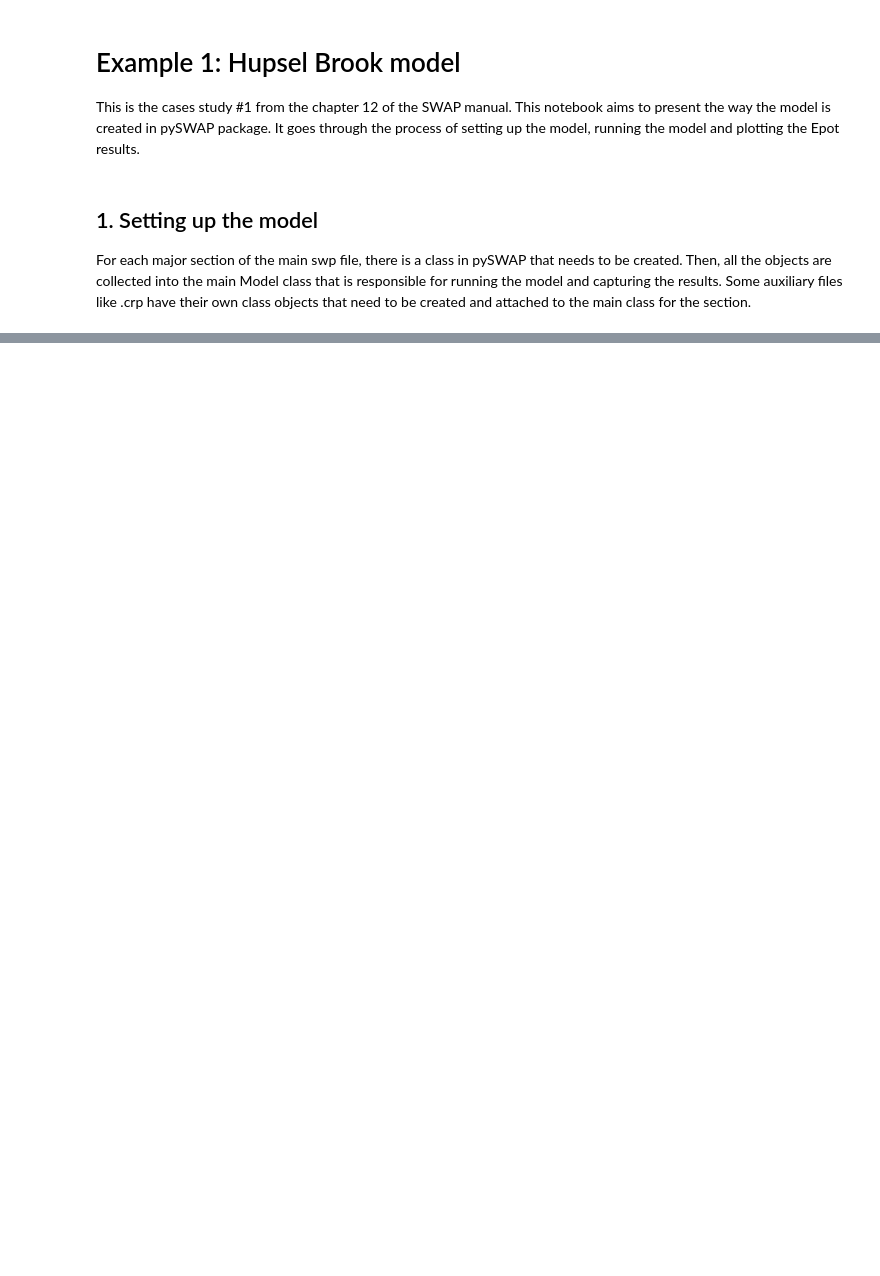
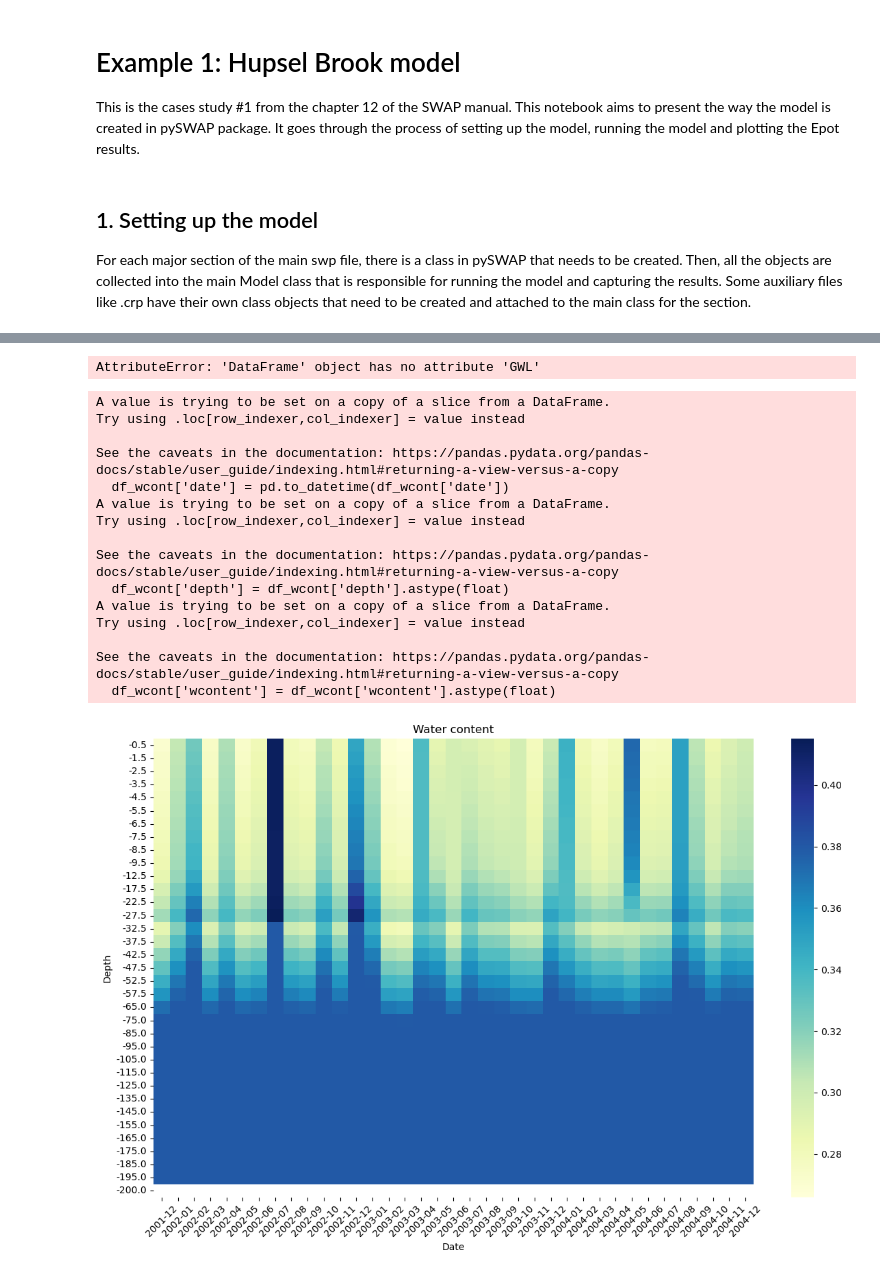
Before and after one commit to zawadzkim/pySWAP, a Jupyter notebook: pyswap/examples/1.hupselbrook/hupsel.ipynb, the cells around one changed output, grey strips where cells are left out. Saved outputs shown, nothing was run; the diff lists cells and outputs as text; code cells hidden in the pictures; blank space fills up the shorter version.

```diff
--- a/pyswap/examples/1.hupselbrook/hupsel.ipynb
+++ b/pyswap/examples/1.hupselbrook/hupsel.ipynb
@@ -60,0 +306,7 @@ df['GWL'].plot()
+# %%
+from pyswap.core.boundary import BottomBoundary
+
+bottom_boundary = BottomBoundary(
+    swbbcfile=0,
+    swbotb=6
+)
@@ -60,0 +315,11 @@ df['GWL'].plot()
+# %%
+from pyswap.soilwater.snow import SnowAndFrost
+from pyswap.soilwater.richards import RichardsSettings
+from pyswap.extras.heatflow import HeatFlow
+from pyswap.extras.solutetransport import SoluteTransport
+
+
+snow = SnowAndFrost(swsnow=0, swfrost=0)
+richards = RichardsSettings(swkmean=1, swkimpl=0)
+heat = HeatFlow(swhea=0)
+solute = SoluteTransport(swsolu=0)
@@ -60,0 +328,22 @@ df['GWL'].plot()
+# %%
+from pyswap.core.model import Model
+
+model = Model(
+    metadata=meta,
+    simsettings=simset,
+    meteorology=meteo,
+    crop=crop,
+    irrigation=irrigation,
+    soilmoisture=soilmoisture,
+    surfaceflow=surfaceflow,
+    evaporation=evaporation,
+    soilprofile=soilprofile,
+    snowandfrost=snow,
+    richards=richards,
+    lateraldrainage=lateral_drainage,
+    bottomboundary=bottom_boundary,
+    heatflow=heat,
+    solutetransport=solute
+)
+# %%
+result = model.run()
@@ -60,0 +390,27 @@ df['GWL'].plot()
+# %%
+from pyswap.core.plot.gwl import plot_gwl
+
+plot_gwl(result.output.GWL, result.output.GWL)
+# %% [output]
+AttributeError: 'DataFrame' object has no attribute 'GWL'
+# %%
+from pyswap.core.plot.watercontent import plot_wcontent
+
+plot_wcontent(result.vap)
+# %% [output]
+A value is trying to be set on a copy of a slice from a DataFrame.
+Try using .loc[row_indexer,col_indexer] = value instead
+
+See the caveats in the documentation: https://pandas.pydata.org/pandas-docs/stable/user_guide/indexing.html#returning-a-view-versus-a-copy
+  df_wcont['date'] = pd.to_datetime(df_wcont['date'])
+A value is trying to be set on a copy of a slice from a DataFrame.
+Try using .loc[row_indexer,col_indexer] = value instead
+
+See the caveats in the documentation: https://pandas.pydata.org/pandas-docs/stable/user_guide/indexing.html#returning-a-view-versus-a-copy
+  df_wcont['depth'] = df_wcont['depth'].astype(float)
+A value is trying to be set on a copy of a slice from a DataFrame.
+Try using .loc[row_indexer,col_indexer] = value instead
+
+See the caveats in the documentation: https://pandas.pydata.org/pandas-docs/stable/user_guide/indexing.html#returning-a-view-versus-a-copy
+  df_wcont['wcontent'] = df_wcont['wcontent'].astype(float)
+[figure, added]
```
Also changed, not shown: parts of 32 cells of this notebook, 2 other files.
